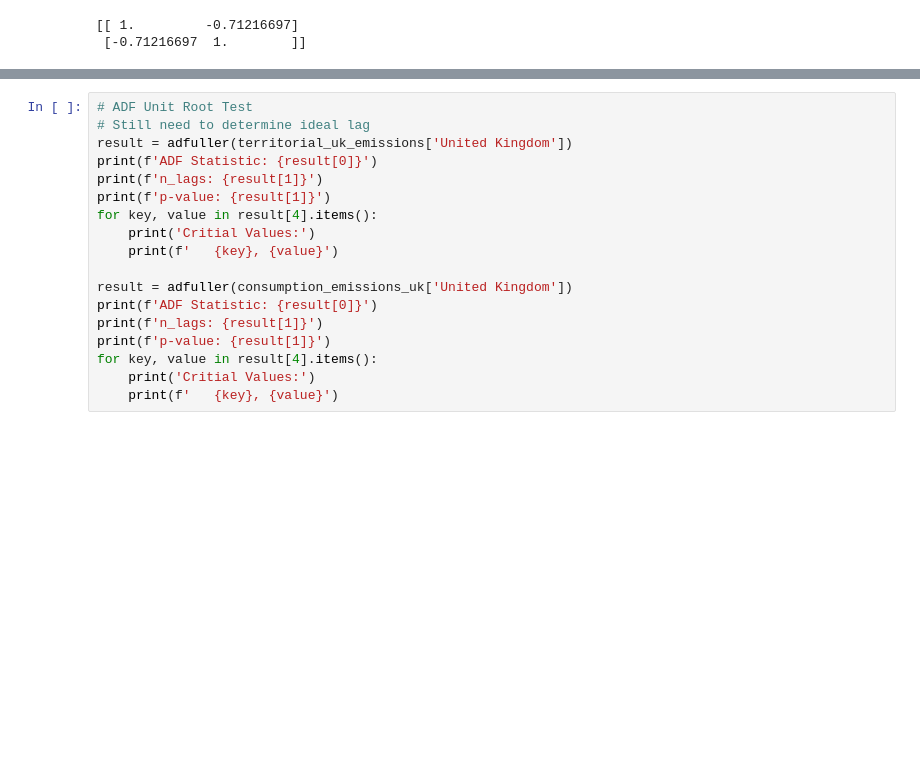
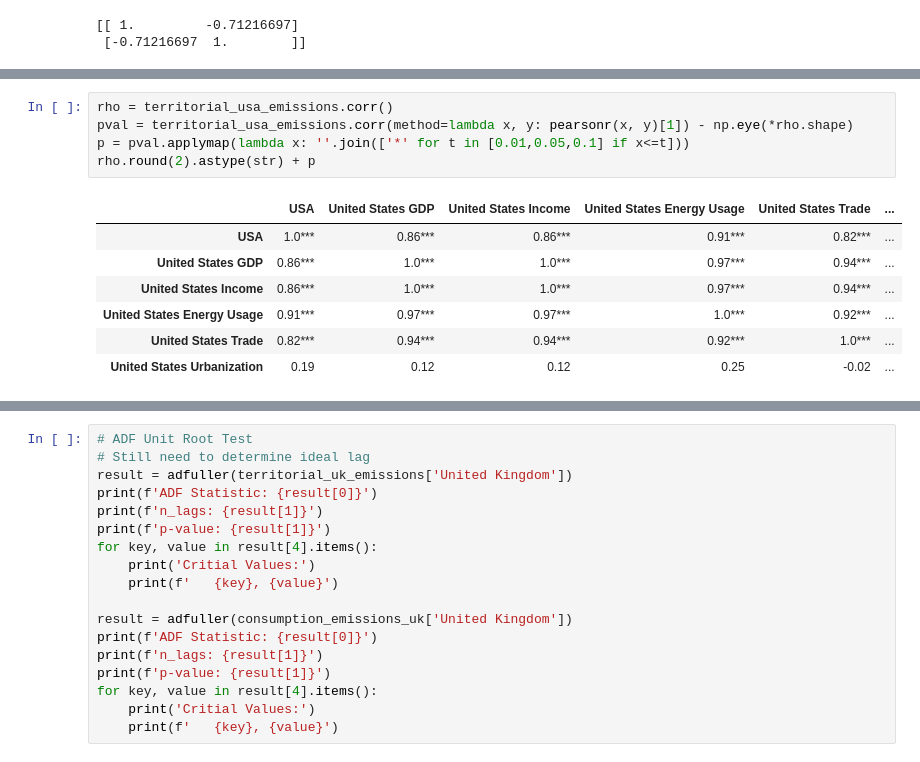
Before and after one commit to TimDommett/MSc-Applied-Economics---Testing-the-Environmental-Kuznets-Curve-EKC-, a Jupyter notebook: Analysis/test.ipynb, the cells around one changed output, grey strips where cells are left out. Drawn from its saved outputs; the diff is of its cells as text; blank space fills up the shorter version.

```diff
--- a/Analysis/test.ipynb
+++ b/Analysis/test.ipynb
@@ -865,0 +861,13 @@ United Kingdom Urbanization              0.336932                     1.000000
+# %%
+rho = territorial_usa_emissions.corr()
+pval = territorial_usa_emissions.corr(method=lambda x, y: pearsonr(x, y)[1]) - np.eye(*rho.shape)
+p = pval.applymap(lambda x: ''.join(['*' for t in [0.01,0.05,0.1] if x<=t]))
+rho.round(2).astype(str) + p
+# %% [output]
+|  | USA | United States GDP | United States Income | United States Energy Usage | United States Trade | ... |
+| USA | 1.0*** | 0.86*** | 0.86*** | 0.91*** | 0.82*** | ... |
+| United States GDP | 0.86*** | 1.0*** | 1.0*** | 0.97*** | 0.94*** | ... |
+| United States Income | 0.86*** | 1.0*** | 1.0*** | 0.97*** | 0.94*** | ... |
+| United States Energy Usage | 0.91*** | 0.97*** | 0.97*** | 1.0*** | 0.92*** | ... |
+| United States Trade | 0.82*** | 0.94*** | 0.94*** | 0.92*** | 1.0*** | ... |
+| United States Urbanization | 0.19 | 0.12 | 0.12 | 0.25 | -0.02 | ... |
```
Also changed, not shown: parts of 5 cells of this notebook, 2 other files.
